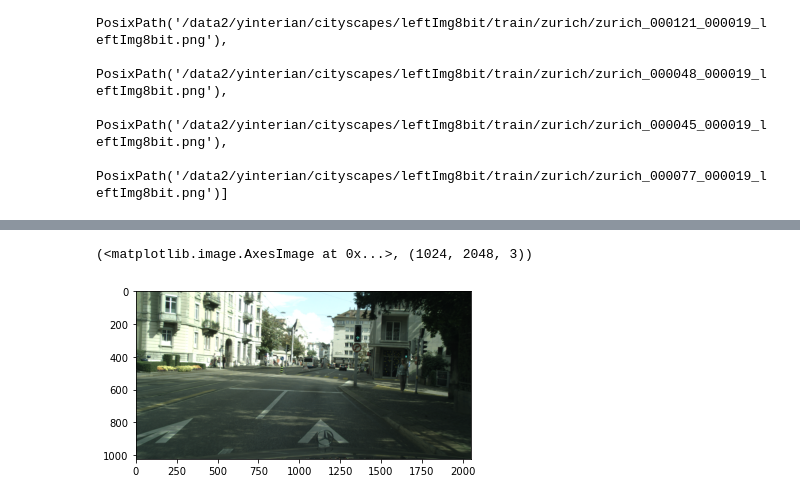
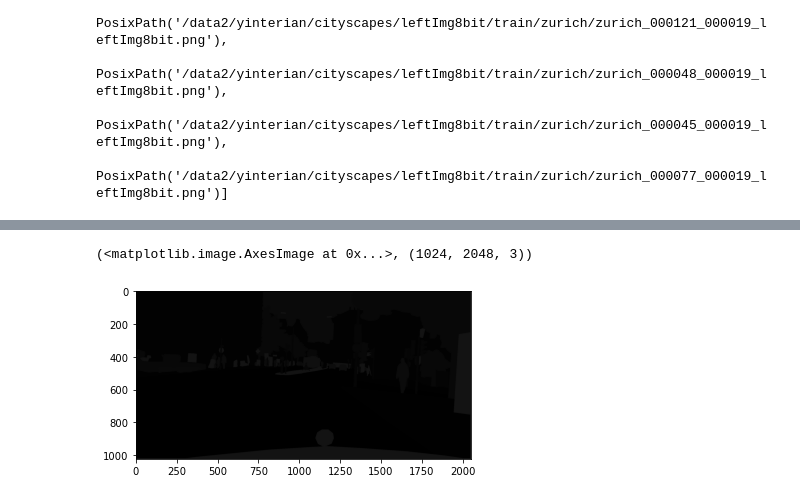
Before and after one commit to parrt/fundamentals-of-deep-learning, a Jupyter notebook: notebooks/11.Image-segmentation.ipynb, the cells around one changed output, grey strips where cells are left out. Drawn from its saved outputs; the diff is of its cells as text; code cells hidden in the pictures.

```diff
--- a/notebooks/11.Image-segmentation.ipynb
+++ b/notebooks/11.Image-segmentation.ipynb
@@ -76,7 +97,7 @@ list((PATH/"gtFine/train/zurich").iterdir())[:10]
 # %%
-path = PATH/"leftImg8bit/train/zurich/zurich_000051_000019_leftImg8bit.png"
+path = PATH/"meta/label_imgs/zurich_000051_000019.png"
 im = read_image(path)
 plt.imshow(im), im.shape
 # %% [output]
 (<matplotlib.image.AxesImage at 0x...>, (1024, 2048, 3))
-[figure, old version]
+[figure, new version]
```
Also changed, not shown: parts of 14 cells of this notebook.
